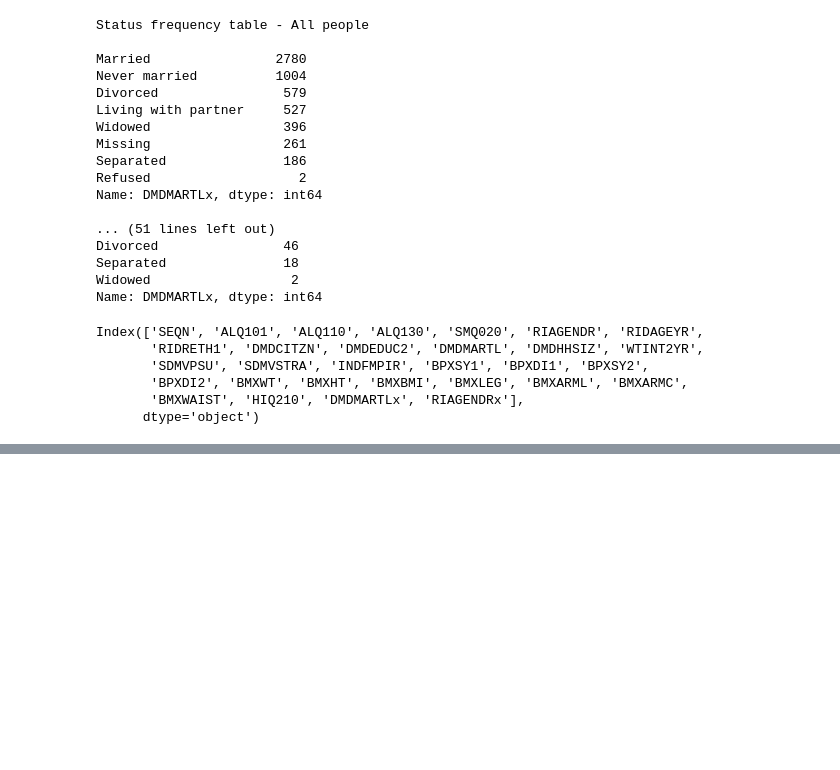
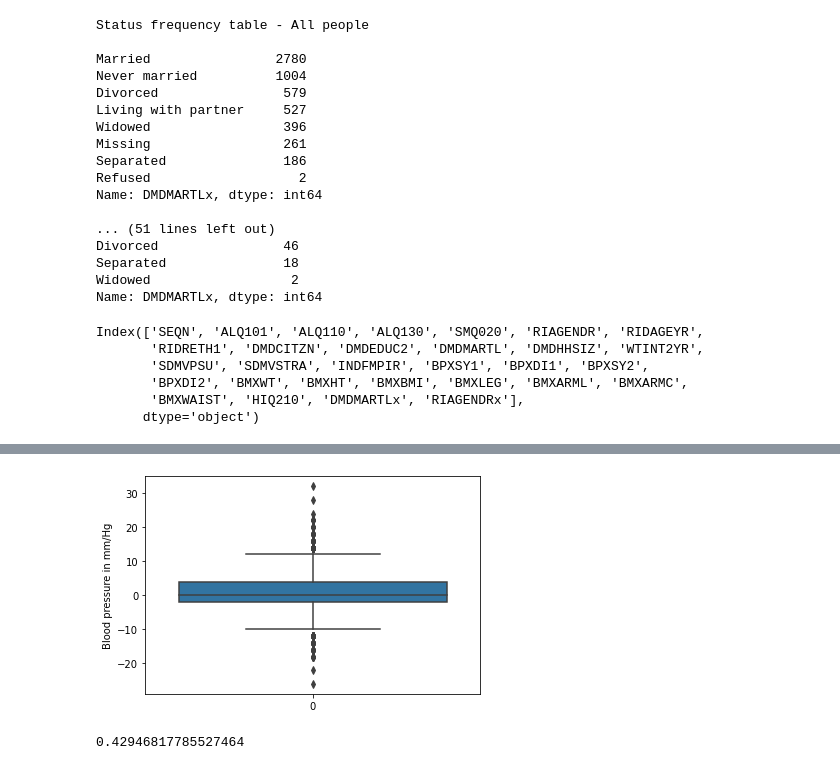
Before and after one commit to jomorales1/Statistics-with-Python, a Jupyter notebook: Understanding and Visualizing Data with Python/Week 2/nhanes_univariate_practice.ipynb, the cells around one changed output, grey strips where cells are left out. Drawn from its saved outputs; the diff is of its cells as text; code cells hidden in the pictures; blank space fills up the shorter version.

```diff
--- a/Understanding and Visualizing Data with Python/Week 2/nhanes_univariate_practice.ipynb
+++ b/Understanding and Visualizing Data with Python/Week 2/nhanes_univariate_practice.ipynb
@@ -95,0 +162,12 @@ Index(['SEQN', 'ALQ101', 'ALQ110', 'ALQ130', 'SMQ020', 'RIAGENDR', 'RIDAGEYR',
+# %%
+diff = da.loc[:, "BPXSY1"] - da.loc[:, "BPXSY2"]
+bp = sns.boxplot(data=diff)
+bp.set_ylabel("Blood pressure in mm/Hg")
+plt.show()
+# %% [output]
+[figure, added]
+# %%
+# Proportion of the subjects which have a lower SBP on the second reading compared to the first
+print(np.mean(da.BPXSY1 > da.BPXSY2))
+# %% [output]
+0.42946817785527464
```
Also changed, not shown: parts of 14 cells of this notebook.
